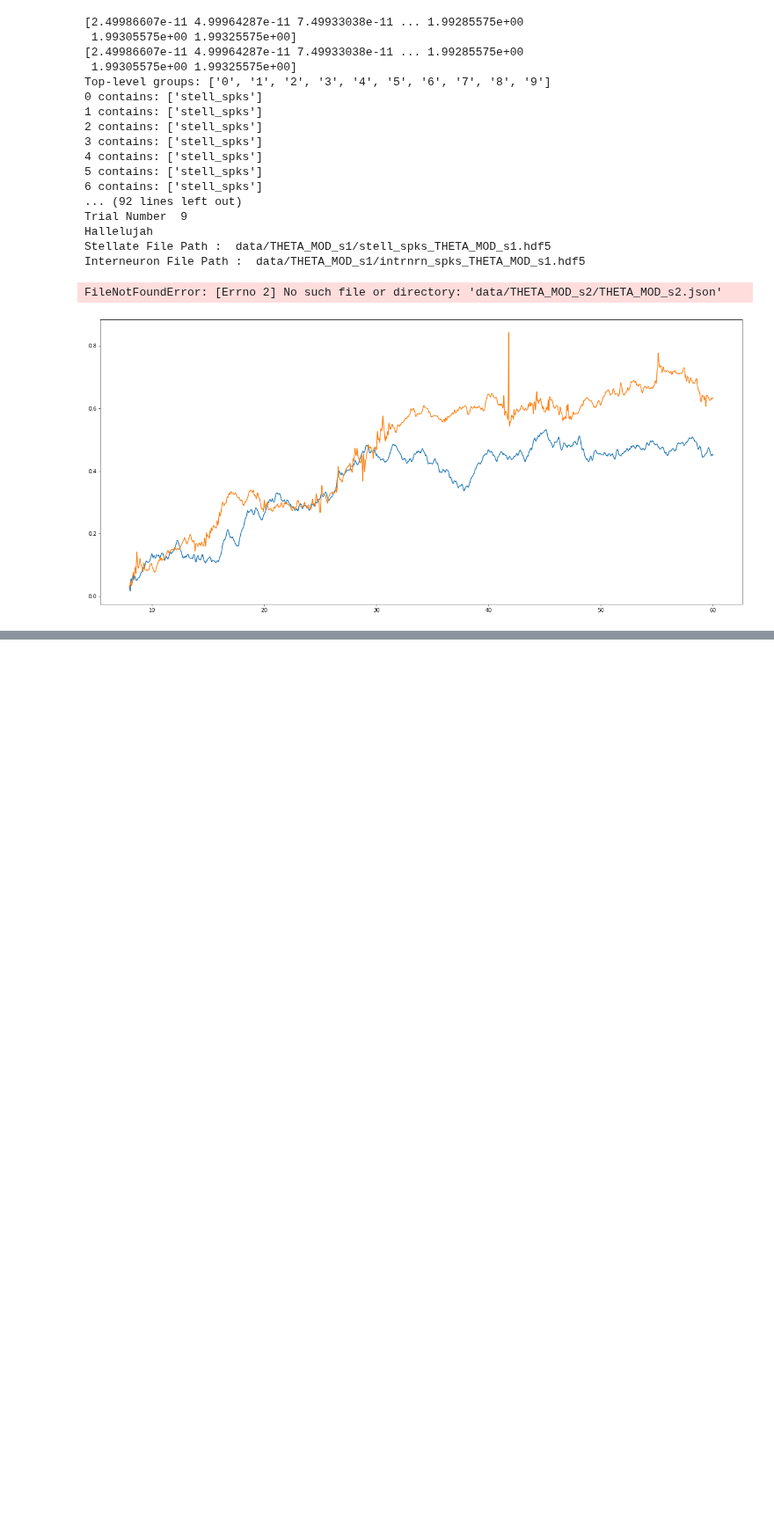
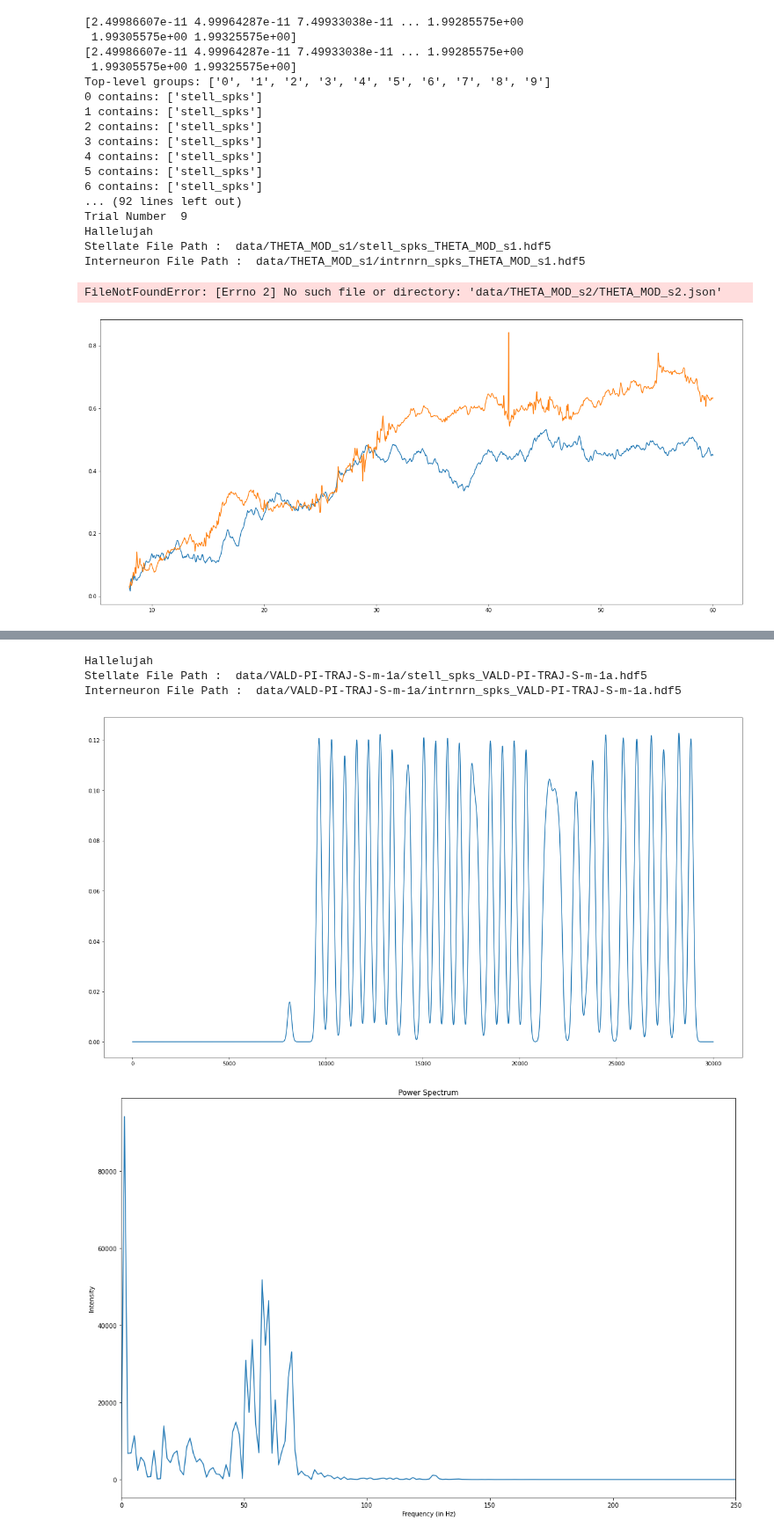
Before and after one commit to tiny-infinity/GridCellsCopy, a Jupyter notebook: analysis/notebooks/theta_analysis/gov_5.ipynb, the cells around one changed output, grey strips where cells are left out. Shown at 88% size. Cells and saved outputs as stored; diff of their text form; code cells hidden in the pictures; blank space fills up the shorter version.

```diff
--- a/analysis/notebooks/theta_analysis/gov_5.ipynb
+++ b/analysis/notebooks/theta_analysis/gov_5.ipynb
@@ -307,0 +329,19 @@ FileNotFoundError: [Errno 2] No such file or directory: 'data/THETA_MOD_s2/THETA
+# %%
+stell_spks,intrnrn_spks = s_utils.load_spikes(sim_id="VALD-PI-TRAJ-S-m-1a", sim_num=0)
+
+bin_stell= a_utils.bin_spike_ms(stell_spks_l=stell_spks,sim_dur=30000)
+
+bin_intrnrn= a_utils.bin_spike_ms(stell_spks_l=intrnrn_spks,sim_dur=30000)
+time_arr = np.linspace(0,30000,30000)
+firing_rate = a_utils.instant_rate(intrnrn_spks[50],sim_dur=30000,stdev=100)
+plt.figure(figsize=(22,12))
+plt.plot(time_arr,firing_rate)
+plt.show()
+
+g_utils.plot_power_spectrum(firing_rate,xmax=250)
+# %% [output]
+Hallelujah
+Stellate File Path :  data/VALD-PI-TRAJ-S-m-1a/stell_spks_VALD-PI-TRAJ-S-m-1a.hdf5
+Interneuron File Path :  data/VALD-PI-TRAJ-S-m-1a/intrnrn_spks_VALD-PI-TRAJ-S-m-1a.hdf5
+[figure, added]
+[figure, added]
```
Also changed, not shown: parts of 8 cells of this notebook.
